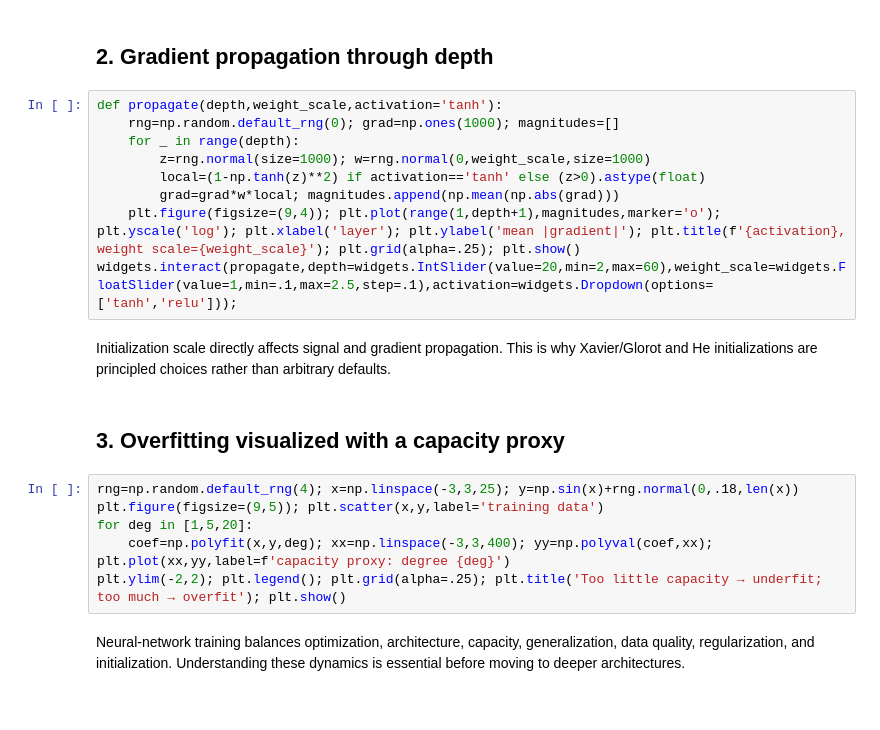
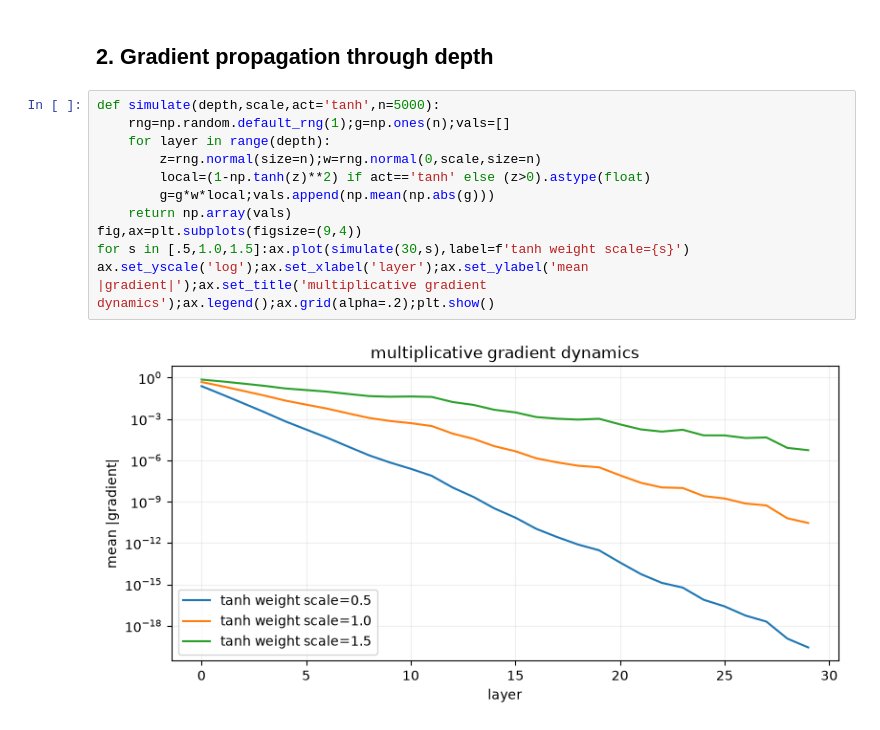
Before and after one commit to Akilankm/awesome-deep-learning-resource, a Jupyter notebook: artificial-neural-networks/08_training_dynamics_and_failure_modes.ipynb, the cells around one changed output. Cells and saved outputs as stored; diff of their text form.

```diff
--- a/artificial-neural-networks/08_training_dynamics_and_failure_modes.ipynb
+++ b/artificial-neural-networks/08_training_dynamics_and_failure_modes.ipynb
@@ -16,23 +30,15 @@ When activations saturate, local derivatives approach zero. Repeated multiplicat
 # %% [markdown]
 ## 2. Gradient propagation through depth
 # %%
-def propagate(depth,weight_scale,activation='tanh'):
-    rng=np.random.default_rng(0); grad=np.ones(1000); magnitudes=[]
-    for _ in range(depth):
-        z=rng.normal(size=1000); w=rng.normal(0,weight_scale,size=1000)
-        local=(1-np.tanh(z)**2) if activation=='tanh' else (z>0).astype(float)
-        grad=grad*w*local; magnitudes.append(np.mean(np.abs(grad)))
-    plt.figure(figsize=(9,4)); plt.plot(range(1,depth+1),magnitudes,marker='o'); plt.yscale('log'); plt.xlabel('layer'); plt.ylabel('mean |gradient|'); plt.title(f'{activation}, weight scale={weight_scale}'); plt.grid(alpha=.25); plt.show()
-widgets.interact(propagate,depth=widgets.IntSlider(value=20,min=2,max=60),weight_scale=widgets.FloatSlider(value=1,min=.1,max=2.5,step=.1),activation=widgets.Dropdown(options=['tanh','relu']));
+def simulate(depth,scale,act='tanh',n=5000):
+    rng=np.random.default_rng(1);g=np.ones(n);vals=[]
+    for layer in range(depth):
+        z=rng.normal(size=n);w=rng.normal(0,scale,size=n)
+        local=(1-np.tanh(z)**2) if act=='tanh' else (z>0).astype(float)
+        g=g*w*local;vals.append(np.mean(np.abs(g)))
+    return np.array(vals)
+fig,ax=plt.subplots(figsize=(9,4))
+for s in [.5,1.0,1.5]:ax.plot(simulate(30,s),label=f'tanh weight scale={s}')
+ax.set_yscale('log');ax.set_xlabel('layer');ax.set_ylabel('mean |gradient|');ax.set_title('multiplicative gradient dynamics');ax.legend();ax.grid(alpha=.2);plt.show()
+# %% [output]
+[figure, added]
-# %% [markdown]
-Initialization scale directly affects signal and gradient propagation. This is why Xavier/Glorot and He initializations are principled choices rather than arbitrary defaults.
-# %% [markdown]
-## 3. Overfitting visualized with a capacity proxy
-# %%
-rng=np.random.default_rng(4); x=np.linspace(-3,3,25); y=np.sin(x)+rng.normal(0,.18,len(x))
-plt.figure(figsize=(9,5)); plt.scatter(x,y,label='training data')
-for deg in [1,5,20]:
-    coef=np.polyfit(x,y,deg); xx=np.linspace(-3,3,400); yy=np.polyval(coef,xx); plt.plot(xx,yy,label=f'capacity proxy: degree {deg}')
-plt.ylim(-2,2); plt.legend(); plt.grid(alpha=.25); plt.title('Too little capacity → underfit; too much → overfit'); plt.show()
-# %% [markdown]
-Neural-network training balances optimization, architecture, capacity, generalization, data quality, regularization, and initialization. Understanding these dynamics is essential before moving to deeper architectures.
```
Also changed, not shown: parts of 12 cells of this notebook, 11 other files.
